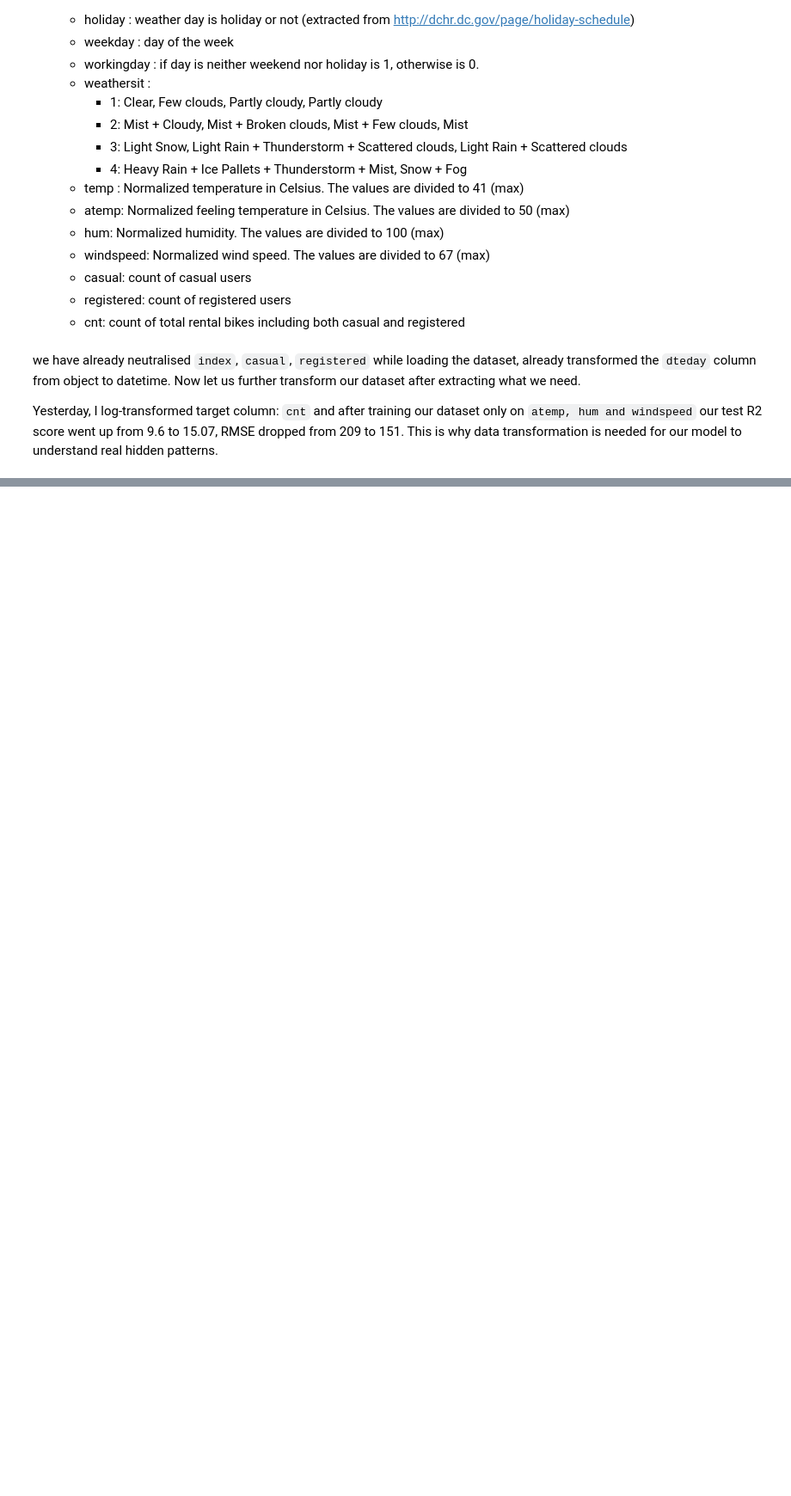
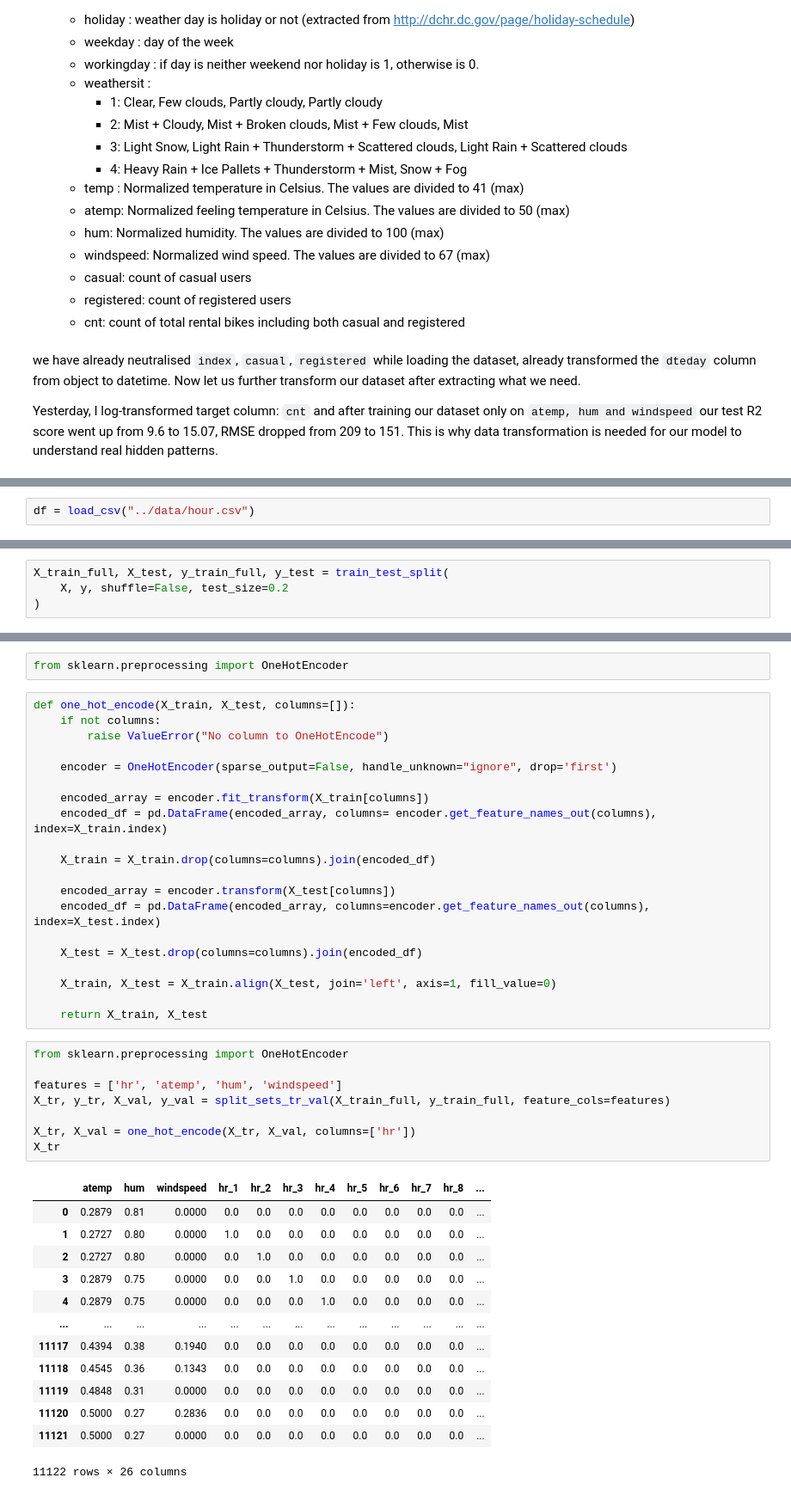
Before and after one commit to sxrthk17/ml-journey, a Jupyter notebook: linear-regression/notebooks/08_StandardError_Hypothesis_testing.ipynb, the cells around one changed output, grey strips where cells are left out. Shown at 86% size. Drawn from its saved outputs; the diff is of its cells as text; blank space fills up the shorter version.

```diff
--- a/linear-regression/notebooks/08_StandardError_Hypothesis_testing.ipynb
+++ b/linear-regression/notebooks/08_StandardError_Hypothesis_testing.ipynb
@@ -76,0 +251,2 @@ Name: hum, Length: 17379, dtype: float64
+# %%
+df = load_csv("../data/hour.csv")
@@ -76,0 +256,4 @@ Name: hum, Length: 17379, dtype: float64
+# %%
+X_train_full, X_test, y_train_full, y_test = train_test_split(
+    X, y, shuffle=False, test_size=0.2
+)
@@ -76,0 +364,44 @@ Name: hum, Length: 17379, dtype: float64
+# %%
+from sklearn.preprocessing import OneHotEncoder
+# %%
+def one_hot_encode(X_train, X_test, columns=[]):
+    if not columns:
+        raise ValueError("No column to OneHotEncode")
+
+    encoder = OneHotEncoder(sparse_output=False, handle_unknown="ignore", drop='first')
+
+    encoded_array = encoder.fit_transform(X_train[columns])
+    encoded_df = pd.DataFrame(encoded_array, columns= encoder.get_feature_names_out(columns), index=X_train.index)
+
+    X_train = X_train.drop(columns=columns).join(encoded_df)
+
+    encoded_array = encoder.transform(X_test[columns])
+    encoded_df = pd.DataFrame(encoded_array, columns=encoder.get_feature_names_out(columns), index=X_test.index)
+
+    X_test = X_test.drop(columns=columns).join(encoded_df)
+
+    X_train, X_test = X_train.align(X_test, join='left', axis=1, fill_value=0)
+
+    return X_train, X_test
+# %%
+from sklearn.preprocessing import OneHotEncoder
+
+features = ['hr', 'atemp', 'hum', 'windspeed']
+X_tr, y_tr, X_val, y_val = split_sets_tr_val(X_train_full, y_train_full, feature_cols=features)
+
+X_tr, X_val = one_hot_encode(X_tr, X_val, columns=['hr'])
+X_tr
+# %% [output]
+|  | atemp | hum | windspeed | hr_1 | hr_2 | hr_3 | hr_4 | hr_5 | hr_6 | hr_7 | hr_8 | ... |
+| 0 | 0.2879 | 0.81 | 0.0000 | 0.0 | 0.0 | 0.0 | 0.0 | 0.0 | 0.0 | 0.0 | 0.0 | ... |
+| 1 | 0.2727 | 0.80 | 0.0000 | 1.0 | 0.0 | 0.0 | 0.0 | 0.0 | 0.0 | 0.0 | 0.0 | ... |
+| 2 | 0.2727 | 0.80 | 0.0000 | 0.0 | 1.0 | 0.0 | 0.0 | 0.0 | 0.0 | 0.0 | 0.0 | ... |
+| 3 | 0.2879 | 0.75 | 0.0000 | 0.0 | 0.0 | 1.0 | 0.0 | 0.0 | 0.0 | 0.0 | 0.0 | ... |
+| 4 | 0.2879 | 0.75 | 0.0000 | 0.0 | 0.0 | 0.0 | 1.0 | 0.0 | 0.0 | 0.0 | 0.0 | ... |
+| ... | ... | ... | ... | ... | ... | ... | ... | ... | ... | ... | ... | ... |
+| 11117 | 0.4394 | 0.38 | 0.1940 | 0.0 | 0.0 | 0.0 | 0.0 | 0.0 | 0.0 | 0.0 | 0.0 | ... |
+| 11118 | 0.4545 | 0.36 | 0.1343 | 0.0 | 0.0 | 0.0 | 0.0 | 0.0 | 0.0 | 0.0 | 0.0 | ... |
+| 11119 | 0.4848 | 0.31 | 0.0000 | 0.0 | 0.0 | 0.0 | 0.0 | 0.0 | 0.0 | 0.0 | 0.0 | ... |
+| 11120 | 0.5000 | 0.27 | 0.2836 | 0.0 | 0.0 | 0.0 | 0.0 | 0.0 | 0.0 | 0.0 | 0.0 | ... |
+| 11121 | 0.5000 | 0.27 | 0.0000 | 0.0 | 0.0 | 0.0 | 0.0 | 0.0 | 0.0 | 0.0 | 0.0 | ... |
+11122 rows × 26 columns
```
Also changed, not shown: parts of 57 cells of this notebook.
